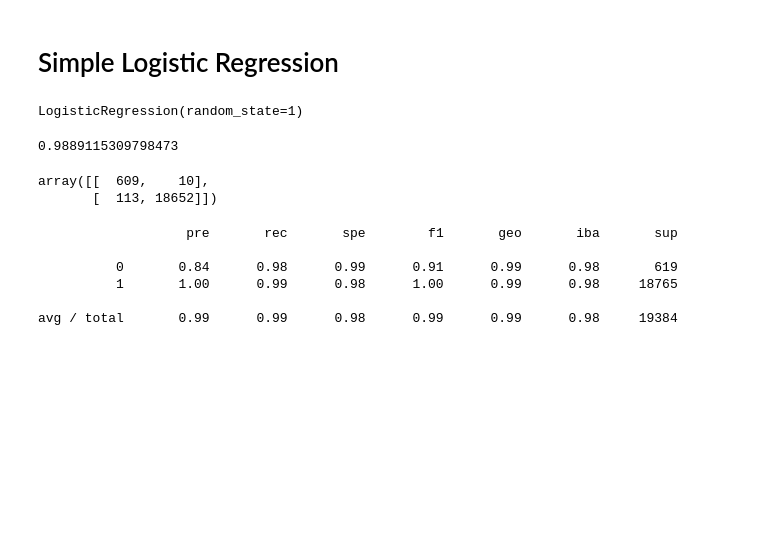
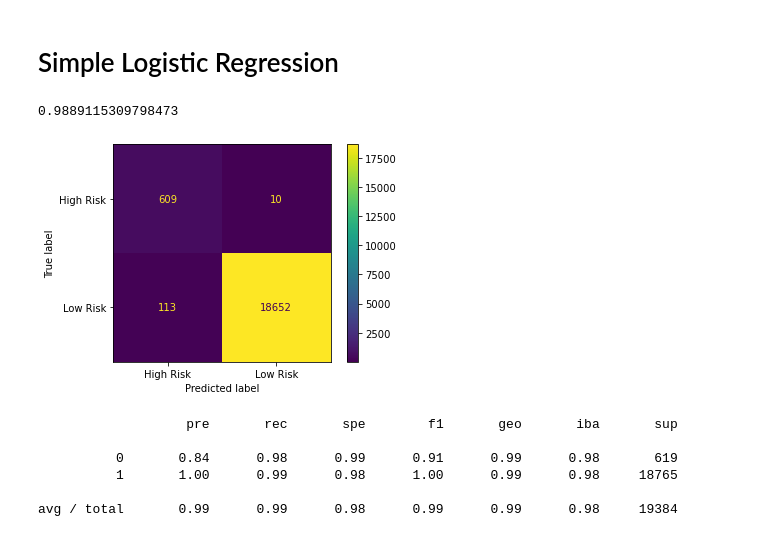
Before and after one commit to adamgulyas/credit-risk-evaluator, a Jupyter notebook: credit_risk_resampling.ipynb, the cells around one changed output. Drawn from its saved outputs; the diff is of its cells as text; code cells hidden in the pictures; blank space fills up the shorter version.

Commit message:
Plot confusion matrices on heatmaps

```diff
--- a/credit_risk_resampling.ipynb
+++ b/credit_risk_resampling.ipynb
@@ -78,18 +78,21 @@ Scale the training and testing data using the `StandardScaler` from `sklearn`. R
 # Fit the Standard Scaler with the training data
 # When fitting scaling functions, only train on the training dataset
 scaler = StandardScaler()
-X_scaler = scaler.fit(X_train_orig)
+X_scaler = scaler.fit(X_train_unscaled)
 # %%
 # Scale the training and testing data
-X_train = X_scaler.transform(X_train_orig)
-X_test = X_scaler.transform(X_test_orig)
+X_train = X_scaler.transform(X_train_unscaled)
+X_test = X_scaler.transform(X_test_unscaled)
+# %%
+# Create a helper function to visualize the confusion matrices
+def plot_confusion_matrix(y_test, y_pred):
+    ConfusionMatrixDisplay.from_predictions(
+    y_test, y_pred, display_labels=['High Risk', 'Low Risk'])
 # %% [markdown]
 # Simple Logistic Regression
 # %%
 model = LogisticRegression(solver='lbfgs', random_state=1)
 model.fit(X_train, y_train)
-y_pred = model.predict(X_test)
+y_pred_lr = model.predict(X_test)
-# %% [output]
-LogisticRegression(random_state=1)
 # %%
 # Calculated the balanced accuracy score
@@ -98,9 +101,8 @@ balanced_accuracy_score(y_test, y_pred)
 0.9889115309798473
 # %%
 # Display the confusion matrix
-confusion_matrix(y_test, y_pred)
+plot_confusion_matrix(y_test, y_pred_lr)
 # %% [output]
-array([[  609,    10],
-       [  113, 18652]])
+[figure, added]
 # %%
 # Print the imbalanced classification report
```
Also changed, not shown: parts of 19 cells of this notebook, 2 other files.
